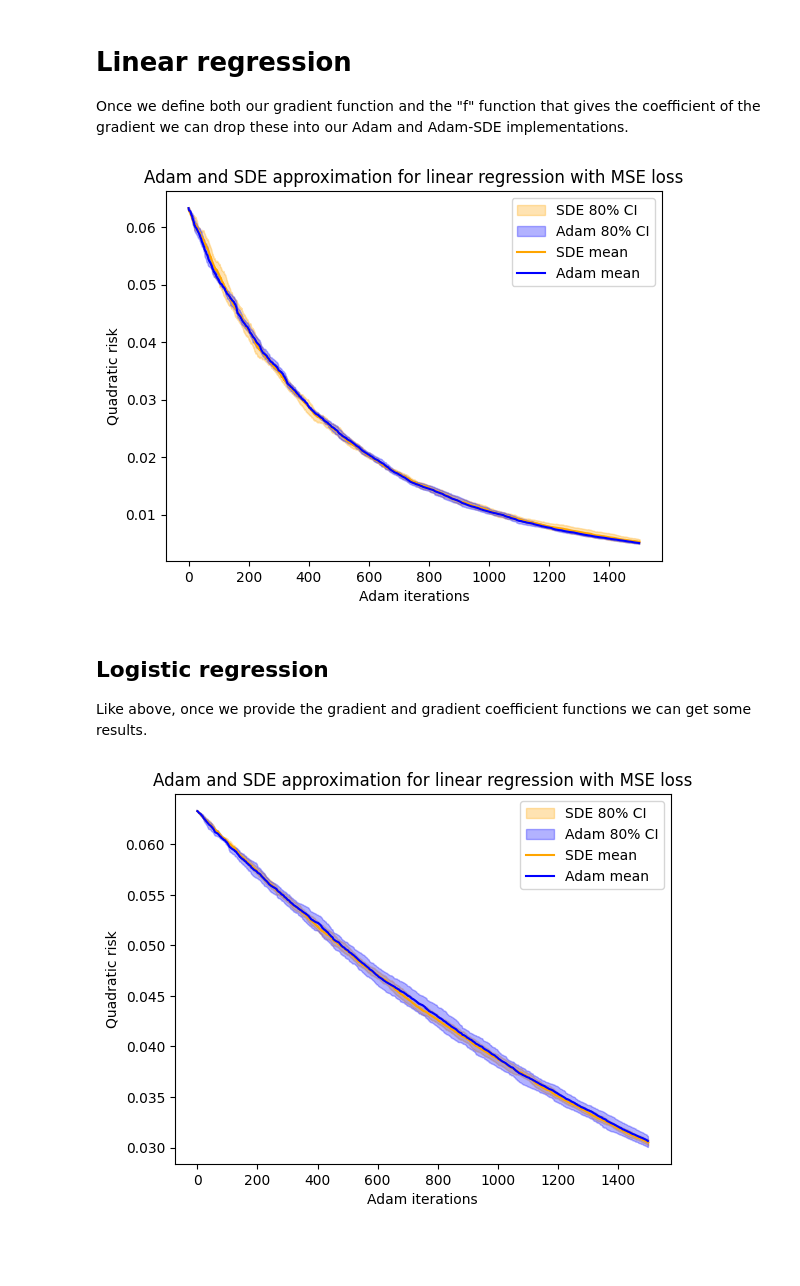
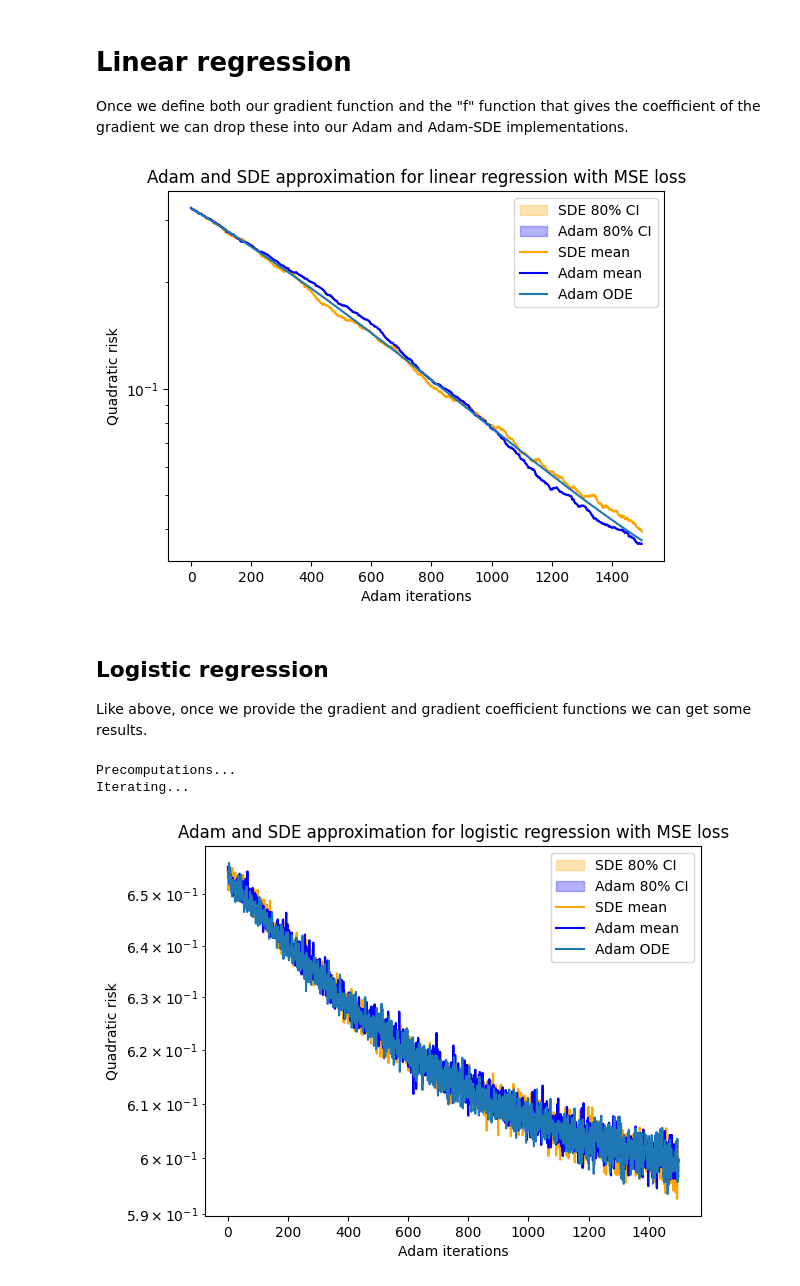
Before and after one commit to nmarzz/adam, a Jupyter notebook: adam_for_glms.ipynb, the cells around one changed output. Drawn from its saved outputs; the diff is of its cells as text; code cells hidden in the pictures; blank space fills up the shorter version.

```diff
--- a/adam_for_glms.ipynb
+++ b/adam_for_glms.ipynb
@@ -68,7 +66,7 @@ optimal_params /= norm(optimal_params)
 K = jnp.diag(jnp.linspace(0.01, 1.5, d))
 Kbar = jnp.sqrt(K)
 # %%
-num_runs = 5  # Number of runs for averaging
+num_runs = 15  # Number of runs for averaging
 
 # Storage for results
 sde_vals_all_linreg = []
@@ -83,8 +81,8 @@ for _ in tqdm(range(num_runs)):
 
     key = jax.random.PRNGKey(np.random.randint(0, 10000))
 
-    sde_vals, sde_times = adam_sde_diag(risk, f_linreg, T, lr, K, Kbar, beta2, params0, optimal_params, d, key=key)
-    adam_vals, adam_times = one_pass_adam(risk, grad_linreg, K, data, targets, params0, optimal_params, lrk, beta1, beta2)
+    sde_vals, sde_times = adam_sde_diag(risk_from_B_linreg, f_linreg, T, lr, K, Kbar, beta2, params0, optimal_params, d, key=key)
+    adam_vals, adam_times, adam_Bs = one_pass_adam(risk_from_B_linreg, grad_linreg, K, data, targets, params0, optimal_params, lrk, beta1, beta2)
 
     sde_vals_all_linreg.append(sde_vals)
     adam_vals_all_linreg.append(adam_vals)
@@ -96,23 +94,28 @@ adam_vals_all_linreg = jnp.array(adam_vals_all_linreg)  # Shape: (num_runs, num_
 # Compute 80% confidence intervals
 sde_lower_linreg, sde_upper_linreg = compute_confidence_interval(sde_vals_all_linreg)
 adam_lower_linreg, adam_upper_linreg = compute_confidence_interval(adam_vals_all_linreg)
+
+adam_risk, ode_time, Bs = adam_ode(K, Kbar, T, params0, optimal_params, lr, beta2, f_linreg, risk_from_B_linreg)
 # %%
 # Plot the results with confidence intervals
 adam_color = 'blue'
 sde_color = 'orange'
+
 plt.fill_between(sde_times * d, sde_lower_linreg, sde_upper_linreg, color=sde_color, alpha=0.3, label='SDE 80% CI')
 plt.fill_between(adam_times, adam_lower_linreg, adam_upper_linreg, color=adam_color, alpha=0.3, label='Adam 80% CI')
 
 plt.plot(sde_times * d, jnp.mean(sde_vals_all_linreg, axis=0), color=sde_color, label='SDE mean')
 plt.plot(adam_times, jnp.mean(adam_vals_all_linreg, axis=0), color=adam_color, label='Adam mean')
+plt.plot(ode_time * d, adam_risk, label = 'Adam ODE')
 
+plt.yscale('log')
 plt.title('Adam and SDE approximation for linear regression with MSE loss')
 plt.xlabel('Adam iterations')
 plt.ylabel('Quadratic risk')
 plt.legend()
 plt.show()
 # %% [output]
-[figure, old version]
+[figure, new version]
 # %% [markdown]
 ## Logistic regression
 
@@ -130 +123,26 @@ def f_logreg(r):
+# %%
+def logreg(data, theta):
+    logits = jnp.dot(data, theta)
+    probabilities = sig(logits)
+    return probabilities
+
+def grad_logreg(theta, data, target):
+    p_student = logreg(data, theta)
+    return (p_student - target) * data
+
+@jit
+def f_logreg(r):
+    r1 = r[:,:,0]
+    r2 = r[:,:,1]
+    return sig(r1) - sig(r2)
+
+def risk_from_B_logreg(B, key, num_samples = 100000):
+    z_key, w_key = jax.random.split(key)
+    z = jax.random.normal(z_key, (num_samples,))
+    w = jax.random.normal(w_key, (num_samples,))
+
+    exp_gau1 = jnp.exp(jnp.sqrt(B[1,1]) * z)
+    exp_gau2 = jnp.exp(jnp.sqrt(B[0,0]) * w)
+    # return - B[0,1] * (exp_gau1 / (1 + exp_gau1)**2 - jnp.log(exp_gau2 + 1)).mean()
+    return - B[0,1] * (exp_gau1 / (1 + exp_gau1)**2).mean() + jnp.log(exp_gau2 + 1).mean()
 # %%
@@ -160,8 +179,8 @@ for _ in tqdm(range(num_runs)):
 
     key = jax.random.PRNGKey(np.random.randint(0, 10000))
 
-    sde_vals, sde_times = adam_sde_diag(risk, f_logreg, T, lr, K, Kbar, beta2, params0, optimal_params, d, key=key)
-    adam_vals, adam_times = one_pass_adam(risk, grad_logreg, K, data, targets, params0, optimal_params, lrk, beta1, beta2)
+    sde_vals, sde_times = adam_sde_diag(risk_from_B_logreg, f_logreg, T, lr, K, Kbar, beta2, params0, optimal_params, d, key=key)
+    adam_vals, adam_times, adam_Bs = one_pass_adam(risk_from_B_logreg, grad_logreg, K, data, targets, params0, optimal_params, lrk, beta1, beta2)
 
     sde_vals_all_logreg.append(sde_vals)
     adam_vals_all_logreg.append(adam_vals)
@@ -172,20 +191,29 @@ adam_vals_all_logreg = jnp.array(adam_vals_all_logreg)
 # Compute 80% confidence intervals
 sde_lower_logreg, sde_upper_logreg = compute_confidence_interval(sde_vals_all_logreg)
 adam_lower_logreg, adam_upper_logreg = compute_confidence_interval(adam_vals_all_logreg)
+
+adam_risk, ode_time, Bs = adam_ode(K, Kbar, T, params0, optimal_params, lr, beta2, f_logreg, risk_from_B_logreg)
+# %% [output]
+Precomputations...
+Iterating...
 # %%
 # Plot the results with confidence intervals
 adam_color = 'blue'
 sde_color = 'orange'
 plt.fill_between(sde_times * d, sde_lower_logreg, sde_upper_logreg, color=sde_color, alpha=0.3, label='SDE 80% CI')
 plt.fill_between(adam_times, adam_lower_logreg, adam_upper_logreg, color=adam_color, alpha=0.3, label='Adam 80% CI')
 
 plt.plot(sde_times * d, jnp.mean(sde_vals_all_logreg, axis=0), color=sde_color, label='SDE mean')
 plt.plot(adam_times, jnp.mean(adam_vals_all_logreg, axis=0), color=adam_color, label='Adam mean')
+plt.plot(ode_time * d, adam_risk, label = 'Adam ODE')
+# plt.plot(ode_time * d, ((Bs[:,0,0] + Bs[:,1,1] - 2*Bs[:,0,1])/2), label = 'real quadratic')
 
-plt.title('Adam and SDE approximation for linear regression with MSE loss')
+
+plt.yscale('log')
+plt.title('Adam and SDE approximation for logistic regression with cross-entropy loss')
 plt.xlabel('Adam iterations')
 plt.ylabel('Quadratic risk')
 plt.legend()
 plt.show()
 # %% [output]
-[figure, old version]
+[figure, new version]
```
Also changed, not shown: parts of 9 cells of this notebook, 2 other files.
